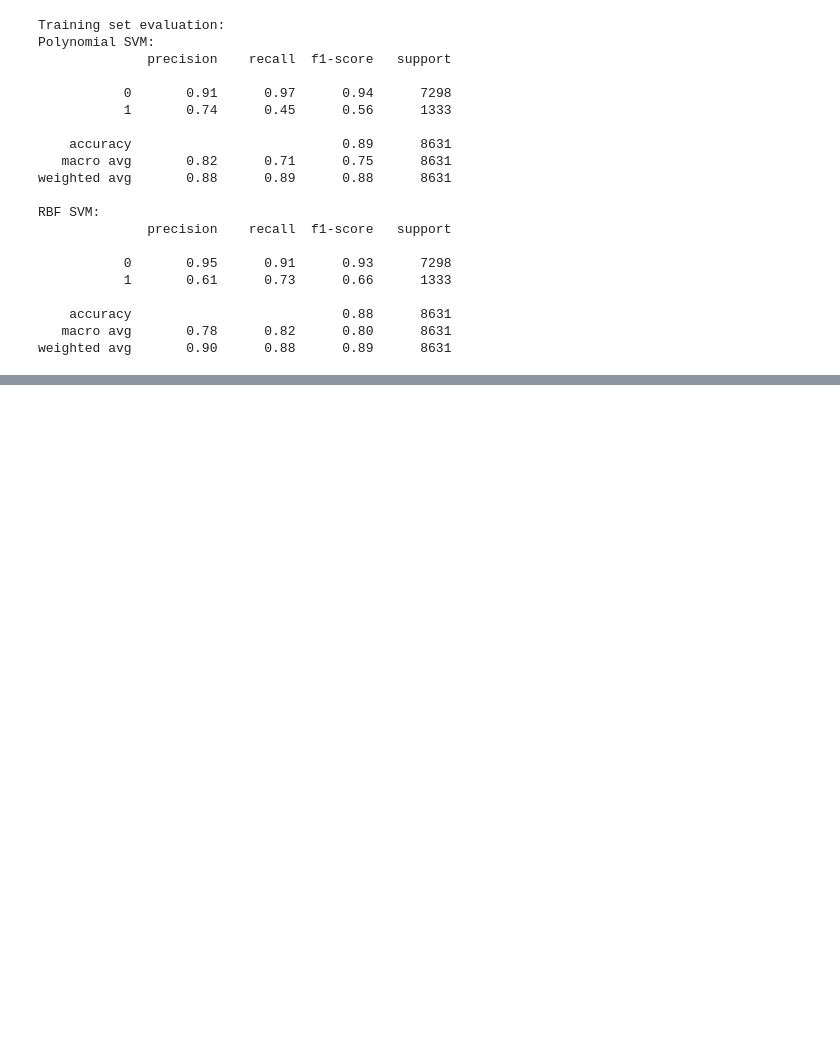
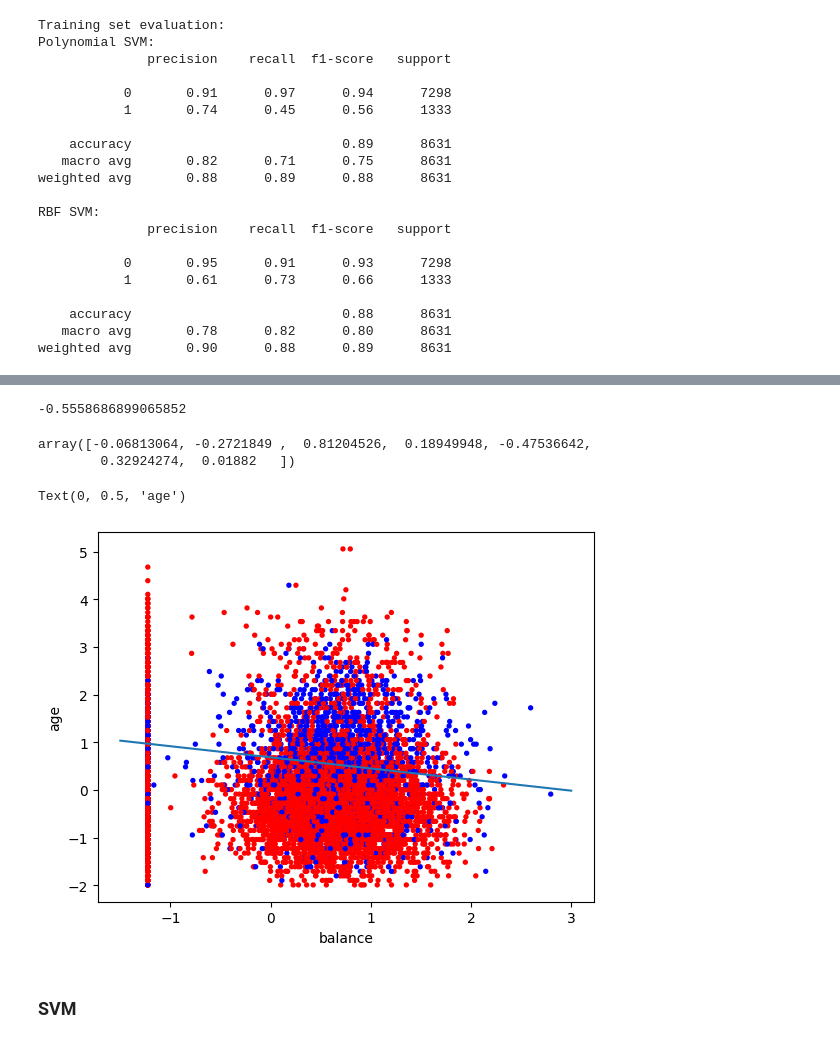
Before and after one commit to Tyler-Johnston/Customer-Behavior-Analysis, a Jupyter notebook: assignment7.ipynb, the cells around one changed output, grey strips where cells are left out. Cells and saved outputs as stored; diff of their text form; code cells hidden in the pictures; blank space fills up the shorter version.

```diff
--- a/assignment7.ipynb
+++ b/assignment7.ipynb
@@ -302,0 +462,23 @@ weighted avg       0.90      0.88      0.89      8631
+# %%
+color = ['r' if y_ == 0 else 'b' for y_ in y]
+
+b0 = lm.intercept_[0]
+b = lm.coef_[0]
+display(b0)
+display(b)
+
+
+plt.scatter(X_selected_scaled[:, 3], X_selected_scaled[:, 2], c=color, s=8)
+Xdb = [-1.5, 3]
+ydb = [-(b0+b[3]*x)/b[2] for x in Xdb]
+plt.plot(Xdb, ydb)
+plt.xlabel('balance')
+plt.ylabel('age')
+# %% [output]
+-0.5558686899065852
+array([-0.06813064, -0.2721849 ,  0.81204526,  0.18949948, -0.47536642,
+        0.32924274,  0.01882   ])
+Text(0, 0.5, 'age')
+[figure, added]
+# %% [markdown]
+### SVM
```
Also changed, not shown: parts of 24 cells of this notebook, 1 other file.
